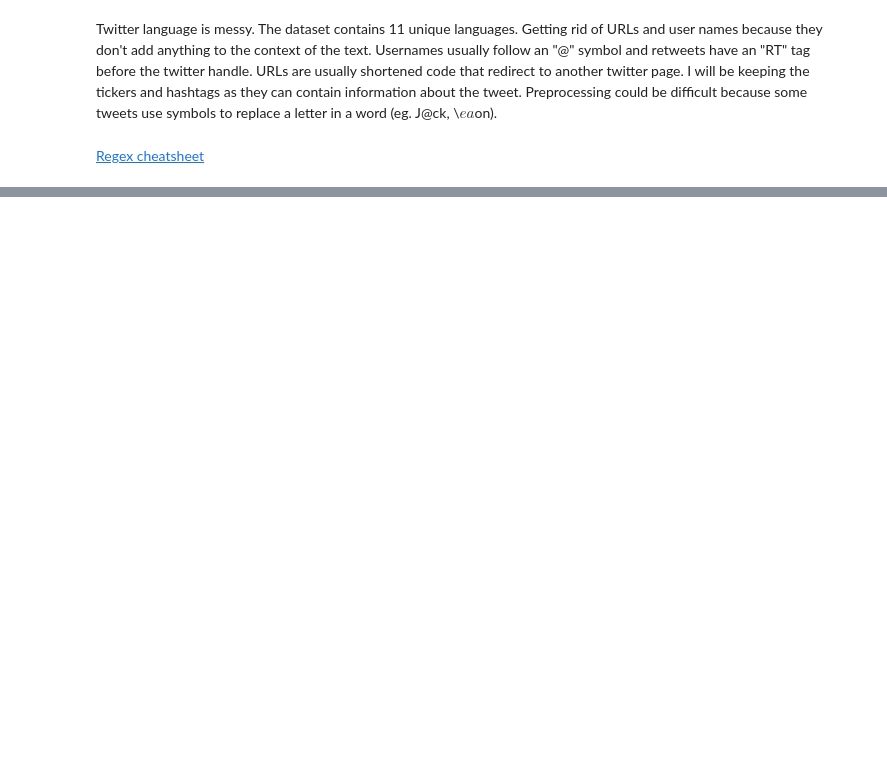
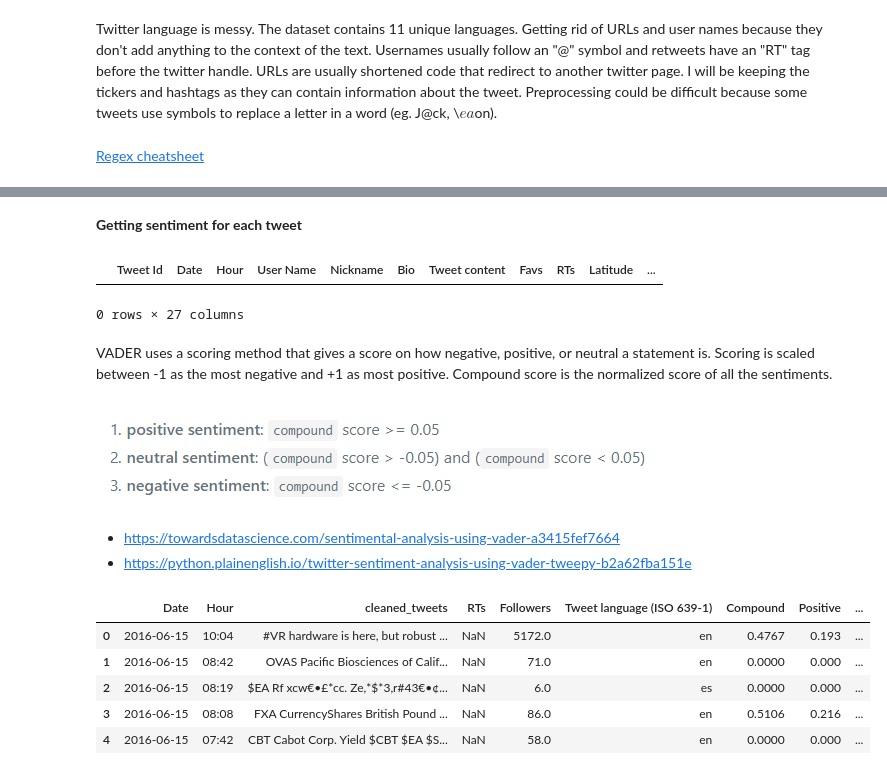
Before and after one commit to vxlwang/twitter_sentiment_stock_prediction, a Jupyter notebook: twitter_sentiment.ipynb, the cells around one changed output, grey strips where cells are left out. Drawn from its saved outputs; the diff is of its cells as text; code cells hidden in the pictures; blank space fills up the shorter version.

Commit message:
Update notebook containing sentiments

```diff
--- a/twitter_sentiment.ipynb
+++ b/twitter_sentiment.ipynb
@@ -41,0 +46,2 @@ tweets.columns.tolist()
+# %%
+tweets["Date"] = pd.to_datetime(tweets["Date"], format="%Y-%m-%d")
@@ -119,0 +112,4 @@ for tweet in tweets[["Tweet content", "cleaned"]].values:
+# %%
+cleaned_text = tweets[["Date", "Hour", "cleaned_tweets", "RTs", "Followers", "Tweet language (ISO 639-1)"]]
+
+cleaned_text.tail()
@@ -119,0 +125,13 @@ for tweet in tweets[["Tweet content", "cleaned"]].values:
+# %% [markdown]
+**Getting sentiment for each tweet**
+# %%
+# empty text fields?
+# tweets[(tweets["cleaned_tweets"].isnull())]
+tweets[(tweets["cleaned_tweets"]=="")]
+# %% [output]
+|  | Tweet Id | Date | Hour | User Name | Nickname | Bio | Tweet content | Favs | RTs | Latitude | ... |
+0 rows × 27 columns
+# %% [markdown]
+VADER uses a scoring method that gives a score on how negative, positive, or neutral a statement is. Scoring is scaled between -1 as the most negative and +1 as most positive. Compound score is the normalized score of all the sentiments.
+# %% [markdown]
+![image.png](attachment:image.png)
@@ -119,0 +140,40 @@ for tweet in tweets[["Tweet content", "cleaned"]].values:
+# %% [markdown]
+- https://towardsdatascience.com/sentimental-analysis-using-vader-a3415fef7664
+- https://python.plainenglish.io/twitter-sentiment-analysis-using-vader-tweepy-b2a62fba151e
+# %%
+# TODO: function
+vader_score = SentimentIntensityAnalyzer()
+
+# def vader_sentiment():
+scores = []
+
+# Declare variables for scores
+# compound_list = []
+# positive_list = []
+# negative_list = []
+# neutral_list = []
+
+for i in range(tweets["cleaned_tweets"].shape[0]):
+    #print(analyser.polarity_scores(sentiments_pd['text'][i]))
+    compound = vader_score.polarity_scores(tweets["cleaned_tweets"][i])["compound"]
+    pos = vader_score.polarity_scores(tweets["cleaned_tweets"][i])["pos"]
+    neu = vader_score.polarity_scores(tweets["cleaned_tweets"][i])["neu"]
+    neg = vader_score.polarity_scores(tweets["cleaned_tweets"][i])["neg"]
+
+    scores.append({"Compound": compound,
+                   "Positive": pos,
+                   "Negative": neg,
+                   "Neutral": neu
+                  })
+# %%
+sentiments_score = pd.DataFrame.from_dict(scores)
+cleaned_text = cleaned_text.join(sentiments_score)
+
+cleaned_text.head()
+# %% [output]
+|  | Date | Hour | cleaned_tweets | RTs | Followers | Tweet language (ISO 639-1) | Compound | Positive | ... |
+| 0 | 2016-06-15 | 10:04 | #VR hardware is here, but robust ... | NaN | 5172.0 | en | 0.4767 | 0.193 | ... |
+| 1 | 2016-06-15 | 08:42 | OVAS Pacific Biosciences of Calif... | NaN | 71.0 | en | 0.0000 | 0.000 | ... |
+| 2 | 2016-06-15 | 08:19 | $EA Rf xcw€•£*cc. Ze,*$*3,r#43€•¢... | NaN | 6.0 | es | 0.0000 | 0.000 | ... |
+| 3 | 2016-06-15 | 08:08 | FXA CurrencyShares British Pound ... | NaN | 86.0 | en | 0.5106 | 0.216 | ... |
+| 4 | 2016-06-15 | 07:42 | CBT Cabot Corp. Yield $CBT $EA $S... | NaN | 58.0 | en | 0.0000 | 0.000 | ... |
```
Also changed, not shown: parts of 11 cells of this notebook.
